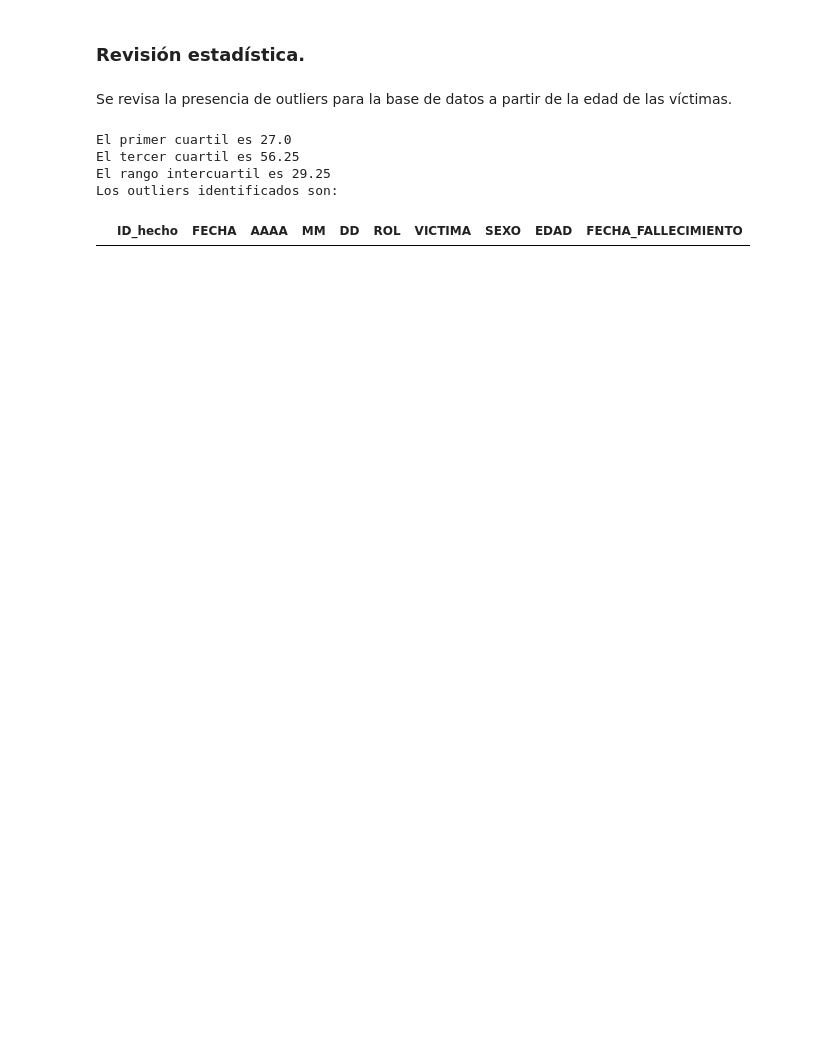
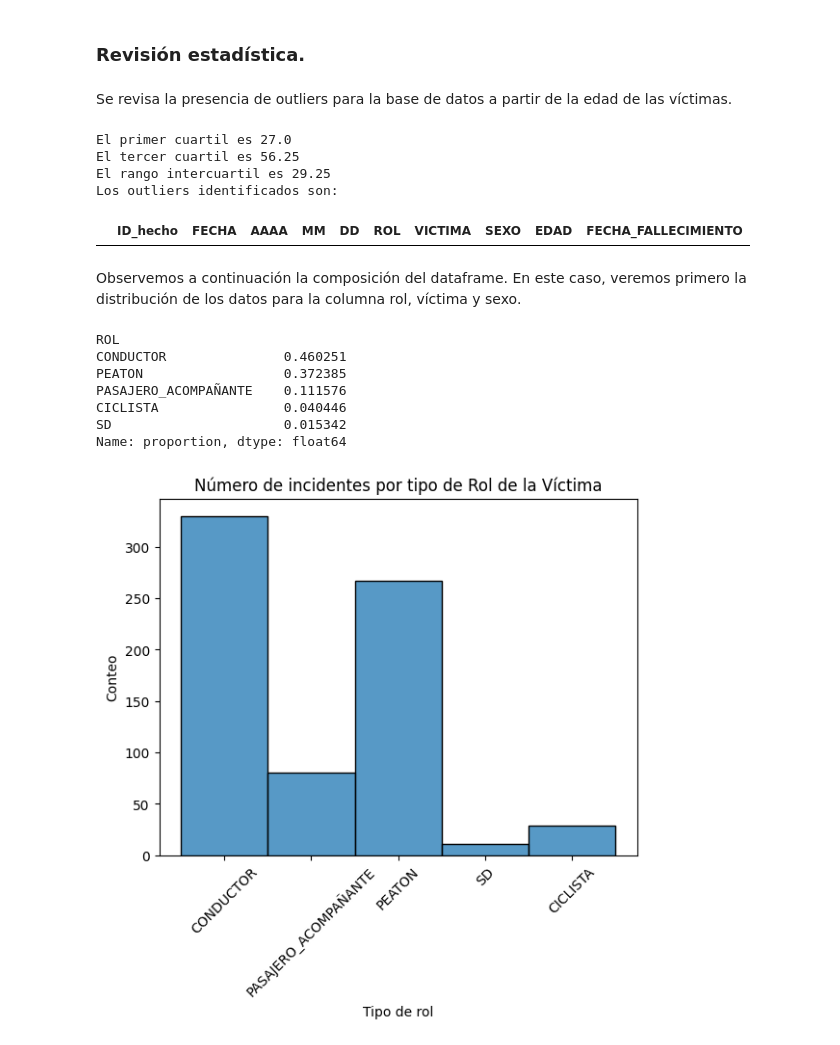
Before and after one commit to DaAnMaGi/Proyecto_Data_Abril, a Jupyter notebook: Bases/apertura_bases.ipynb, the cells around one changed output. Cells and saved outputs as stored; diff of their text form; code cells hidden in the pictures; blank space fills up the shorter version.

```diff
--- a/Bases/apertura_bases.ipynb
+++ b/Bases/apertura_bases.ipynb
@@ -620,3 +620,27 @@ El tercer cuartil es 56.25
 El rango intercuartil es 29.25
 Los outliers identificados son:
 |  | ID_hecho | FECHA | AAAA | MM | DD | ROL | VICTIMA | SEXO | EDAD | FECHA_FALLECIMIENTO |
+# %% [markdown]
+Observemos a continuación la composición del dataframe. En este caso, veremos primero la distribución de los datos para la columna rol, víctima y sexo.
+# %%
+# Se imprime la distribución de los valores para estas tres columnas.
+
+# ROL:
+print(victimas["ROL"].value_counts(normalize=True))
+
+# Se grafica el número de incidencias.
+sns.histplot(victimas,x = "ROL")
+plt.tick_params(axis="x",rotation=45)
+plt.title("Número de incidentes por tipo de Rol de la Víctima")
+plt.ylabel("Conteo")
+plt.xlabel("Tipo de rol")
+plt.show()
+# %% [output]
+ROL
+CONDUCTOR               0.460251
+PEATON                  0.372385
+PASAJERO_ACOMPAÑANTE    0.111576
+CICLISTA                0.040446
+SD                      0.015342
+Name: proportion, dtype: float64
+[figure, added]
```
Also changed, not shown: parts of 23 cells of this notebook.
